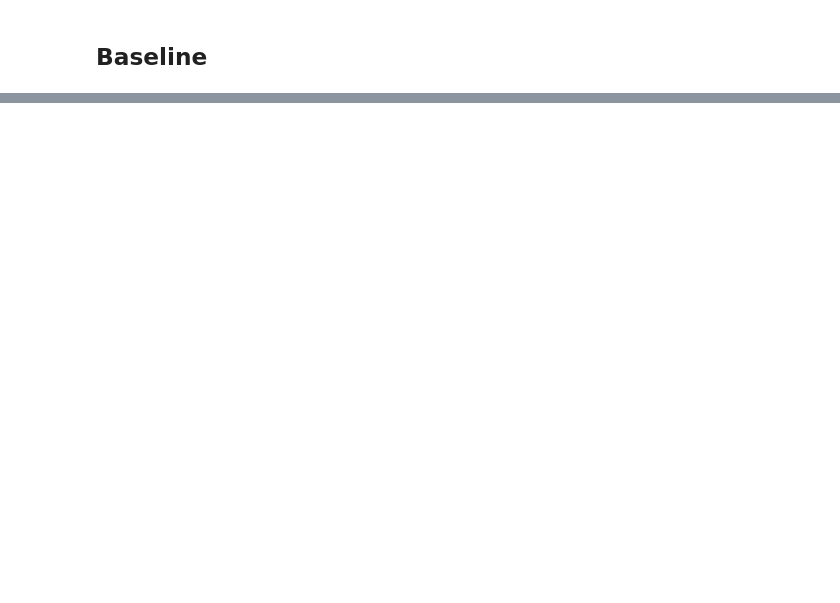
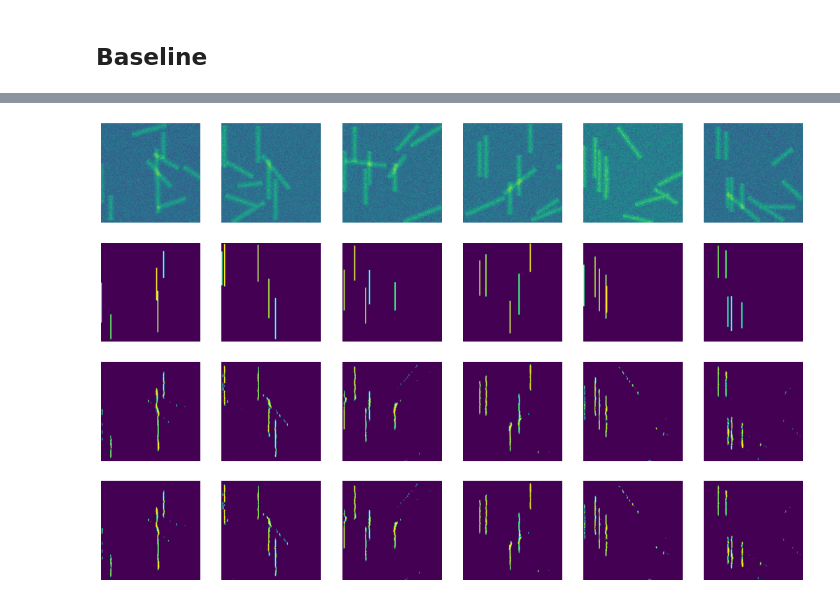
Before and after one commit to gabriel-lepetitaimon/coherent-gradient-toys, a Jupyter notebook: Toys.ipynb, the cells around one changed output, grey strips where cells are left out. Cells and saved outputs as stored; diff of their text form; code cells hidden in the pictures; blank space fills up the shorter version.

```diff
--- a/Toys.ipynb
+++ b/Toys.ipynb
@@ -26,0 +31,8 @@ def orientation(shape):
+# %%
+model = UNet(1, 1, 2, kernel=5, depth=3, nscale=1, downsampling='conv')
+base = Experiment(model, gen_opt={'orientation': 0}, gen2_opt={'orientation': (np.pi/5, 4*np.pi/5)})
+base.noise_std = .2
+base.train()
+fig = base.plot_test_samples()
+# %% [output]
+[figure, added]
```
Also changed, not shown: parts of 16 cells of this notebook, 3 other files.
